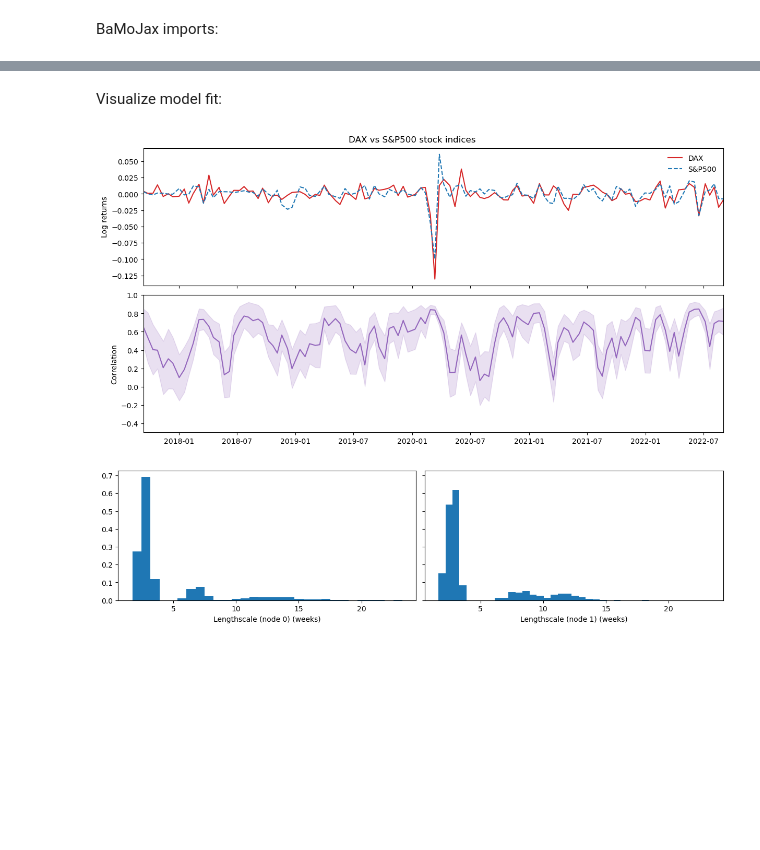
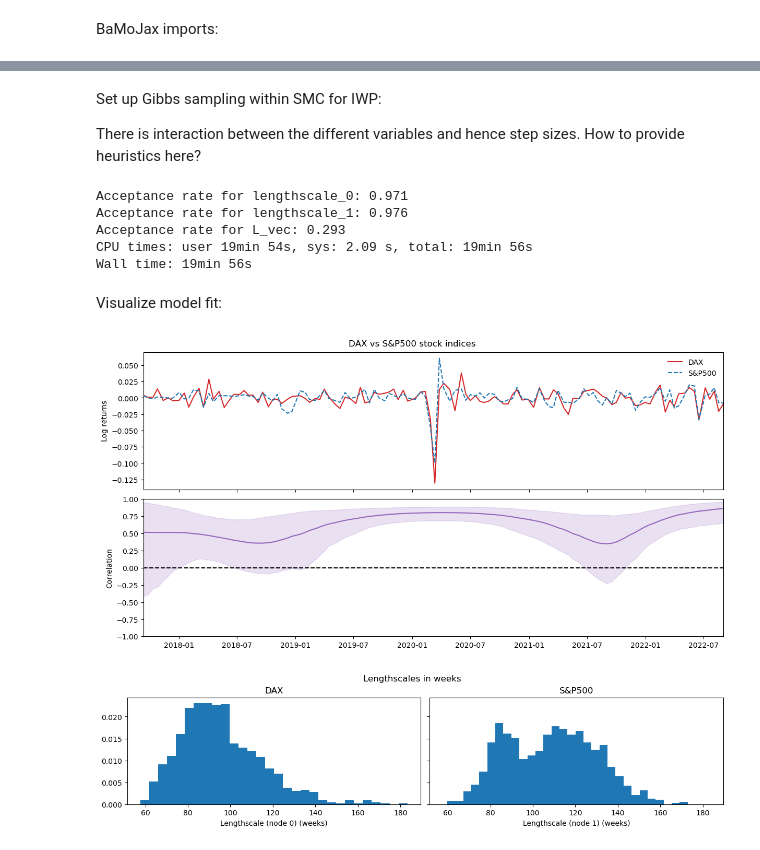
Before and after one commit to UncertaintyInComplexSystems/bamojax, a Jupyter notebook: bamojax/examples/bnp/independent_wishart_process_regression.ipynb, the cells around one changed output, grey strips where cells are left out. Cells and saved outputs as stored; diff of their text form; code cells hidden in the pictures; blank space fills up the shorter version.

```diff
--- a/bamojax/examples/bnp/independent_wishart_process_regression.ipynb
+++ b/bamojax/examples/bnp/independent_wishart_process_regression.ipynb
@@ -243,26 +397,53 @@ Set up Gibbs sampling within SMC for GWP (takes roughly 40 minutes):
+# %% [markdown]
+Set up Gibbs sampling within SMC for IWP:
+
+There is interaction between the different variables and hence step sizes. How to provide heuristics here?
 # %%
 %%time
 
 from bamojax.sampling import elliptical_slice_nd
 
-step_fns = dict(lengthscale=normal_random_walk,
-                L_vec=normal_random_walk)
-step_fn_params = dict(lengthscale=dict(sigma=0.005),
-                      L_vec=dict(sigma=0.001*jnp.eye(m)))
+step_fns = dict(L_vec=normal_random_walk)
+step_fn_params = dict(L_vec=dict(sigma=0.001*jnp.eye(m)))
 
+# set the Gibbs steps per latent variable
 for i in range(d):
     F_key = f'F_{i}'
     step_fns[F_key] = elliptical_slice_nd
     step_fn_params[F_key] = dict(implied_mvn_prior=True, name='elliptical_slice_nd', nd=(nu, ))
+    ell_key = f'lengthscale_{i}'
+    step_fns[ell_key] = normal_random_walk
+    step_fn_params[ell_key] = dict(sigma=0.005)
 
 gibbs = gibbs_sampler(IWP, step_fns=step_fns, step_fn_params=step_fn_params)
 
 key = jrnd.PRNGKey(1234)
 key, subkey = jrnd.split(key)
-final_state, lml, n_iter, final_info = smc_inference_loop(subkey, IWP, kernel=gibbs, num_particles=1000, num_mcmc_steps=500)
+final_state, lml, n_iter, final_info = smc_inference_loop(subkey, IWP, kernel=gibbs, num_particles=1000, num_mcmc_steps=300)
 
 for node in ['lengthscale_0', 'lengthscale_1', 'L_vec']:
     print(f'Acceptance rate for {node}: {jnp.mean(final_info.update_info[node].is_accepted):0.3f}')
+# %% [output]
+Acceptance rate for lengthscale_0: 0.971
+Acceptance rate for lengthscale_1: 0.976
+Acceptance rate for L_vec: 0.293
+CPU times: user 19min 54s, sys: 2.09 s, total: 19min 56s
+Wall time: 19min 56s
+# %%
+import pickle
+
+filepath = '/home/maxhin/Documents/Data/bamojax_intermediate/iwp_finance_results.pkl'
+results_dict = dict(final_state=final_state, lml=lml, n_iter=n_iter, final_info=final_info)
+
+with open(filepath, 'wb') as file:
+    pickle.dump(results_dict, file)
+# %%
+import pickle
+
+filepath = '/home/maxhin/Documents/Data/bamojax_intermediate/iwp_finance_results.pkl'
+
+with open(filepath, "rb") as file:
+    results_dict = pickle.load(file)
 # %% [markdown]
 Visualize model fit:
 # %%
@@ -281,37 +462,41 @@ def wrapper(particle):
         Fi = particle[f'F_{i}']
         if jnp.ndim(Fi) < 2:
             Fi = jnp.reshape(Fi, shape=(nu, n))
         Fs.append(Fi)
     F = jnp.stack(Fs)
     LFFL = independent_wishart_transformation(F=F, L_vec=Lvec)
     return LFFL
 
 #
 
 
-LFFL_samples = jax.vmap(wrapper)(final_state.particles)
+LFFL_samples = jax.vmap(wrapper)(results_dict['final_state'].particles)
 corr_samples = jax.vmap(jax.vmap(cov2corr, in_axes=0), in_axes=0)(LFFL_samples)
 
 corr_mean = jnp.mean(corr_samples, axis=0)
-corr_std = jnp.std(corr_samples, axis=0)
+corr_95 = jnp.quantile(corr_samples, q=jnp.array([0.025, 0.975]), axis=0)
 
 _, axes = plt.subplots(nrows=2, ncols=1, sharex=True, constrained_layout=True, figsize=(12, 6))
 axes[0].plot(time, Y[:,0], label='DAX', color='tab:red')
 axes[0].plot(time, Y[:,1], label='S&P500', color='tab:blue', ls='--')
 axes[0].legend(frameon=False)
 axes[0].set_ylabel('Log returns')
 axes[1].plot(time, corr_mean[:, 0, 1], color='tab:purple')
-axes[1].fill_between(time, corr_mean[:, 0, 1] - 0.5*corr_std[:, 0, 1], corr_mean[:, 0, 1] + 0.5*corr_std[:, 0, 1], color='tab:purple', alpha=0.2)
+axes[1].fill_between(time, corr_95[0, :, 0, 1], corr_95[1, :, 0, 1], color='tab:purple', alpha=0.2)
 axes[1].set_ylabel('Correlation')
-axes[1].set_ylim([-0.5, 1.0])
+axes[1].set_ylim([-1.0, 1.0])
+axes[1].axhline(y=0.0, ls='--', color='k')
 for ax in axes:
     ax.set_xlim([time[0], time[-1]])
 plt.suptitle('DAX vs S&P500 stock indices')
 
 _, axes = plt.subplots(nrows=1, ncols=2, constrained_layout=True, figsize=(12, 3), sharex=True, sharey=True)
 for i, ax in enumerate(axes):
-    ax.hist(final_state.particles[f'lengthscale_{i}']*(time[-1] - time[0]).days/7, bins=30, density=True)  # converted to years
+    ax.hist(results_dict['final_state'].particles[f'lengthscale_{i}']*(time[-1] - time[0]).days/7, bins=30, density=True)  # converted to weeks
     ax.set_xlabel(f'Lengthscale (node {i}) (weeks)')
+axes[0].set_title('DAX')
+axes[1].set_title('S&P500')
+plt.suptitle('Lengthscales in weeks');
 # %% [output]
-[figure, old version]
+[figure, new version]
-[figure, old version]
+[figure, new version]
```
Also changed, not shown: parts of 26 cells of this notebook, 6 other files.
